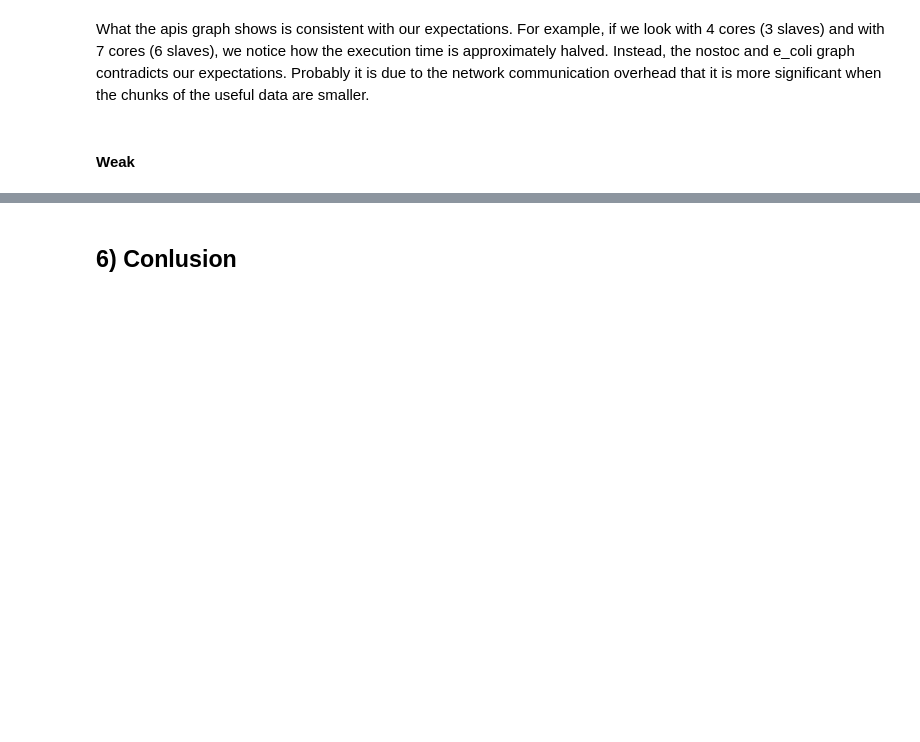
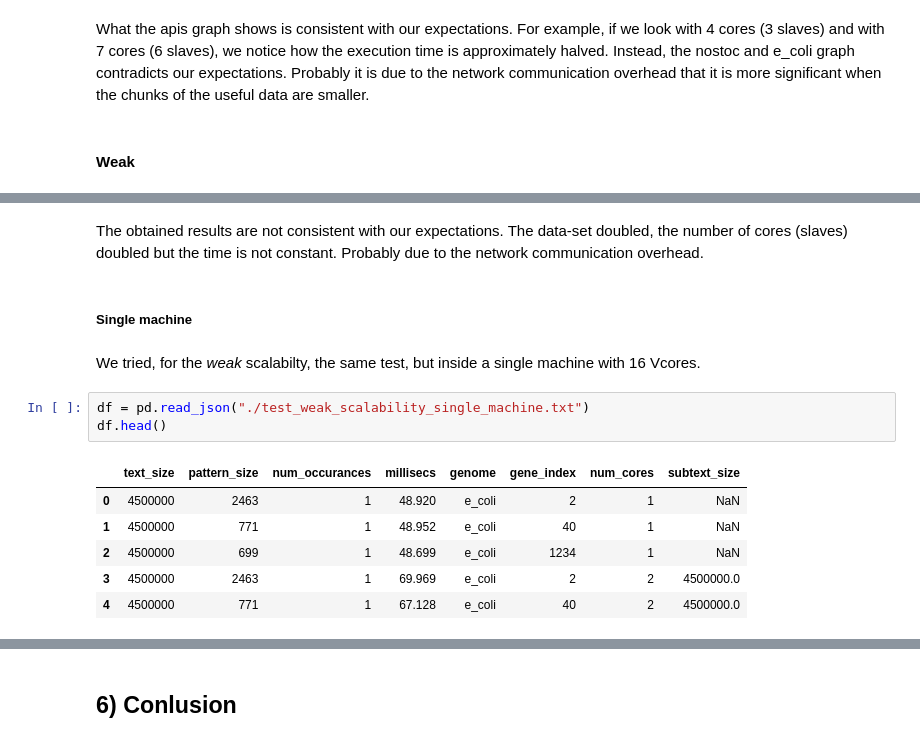
Before and after one commit to Davide-Lotito/ACA_project, a Jupyter notebook: presentation/notebook.ipynb, the cells around one changed output, grey strips where cells are left out. Drawn from its saved outputs; the diff is of its cells as text; blank space fills up the shorter version.

```diff
--- a/presentation/notebook.ipynb
+++ b/presentation/notebook.ipynb
@@ -436,0 +451,16 @@ plt.plot(7,91,"ro")
+# %% [markdown]
+The obtained results are not consistent with our expectations. The data-set doubled, the number of cores (slaves) doubled but the time is not constant. Probably due to the network communication overhead.
+# %% [markdown]
+##### Single machine
+# %% [markdown]
+We tried, for the <em>weak</em> scalabilty, the same test, but inside a single machine with 16 Vcores.
+# %%
+df = pd.read_json("./test_weak_scalability_single_machine.txt")
+df.head()
+# %% [output]
+|  | text_size | pattern_size | num_occurances | millisecs | genome | gene_index | num_cores | subtext_size |
+| 0 | 4500000 | 2463 | 1 | 48.920 | e_coli | 2 | 1 | NaN |
+| 1 | 4500000 | 771 | 1 | 48.952 | e_coli | 40 | 1 | NaN |
+| 2 | 4500000 | 699 | 1 | 48.699 | e_coli | 1234 | 1 | NaN |
+| 3 | 4500000 | 2463 | 1 | 69.969 | e_coli | 2 | 2 | 4500000.0 |
+| 4 | 4500000 | 771 | 1 | 67.128 | e_coli | 40 | 2 | 4500000.0 |
```
Also changed, not shown: parts of 6 cells of this notebook, 1 other file.
